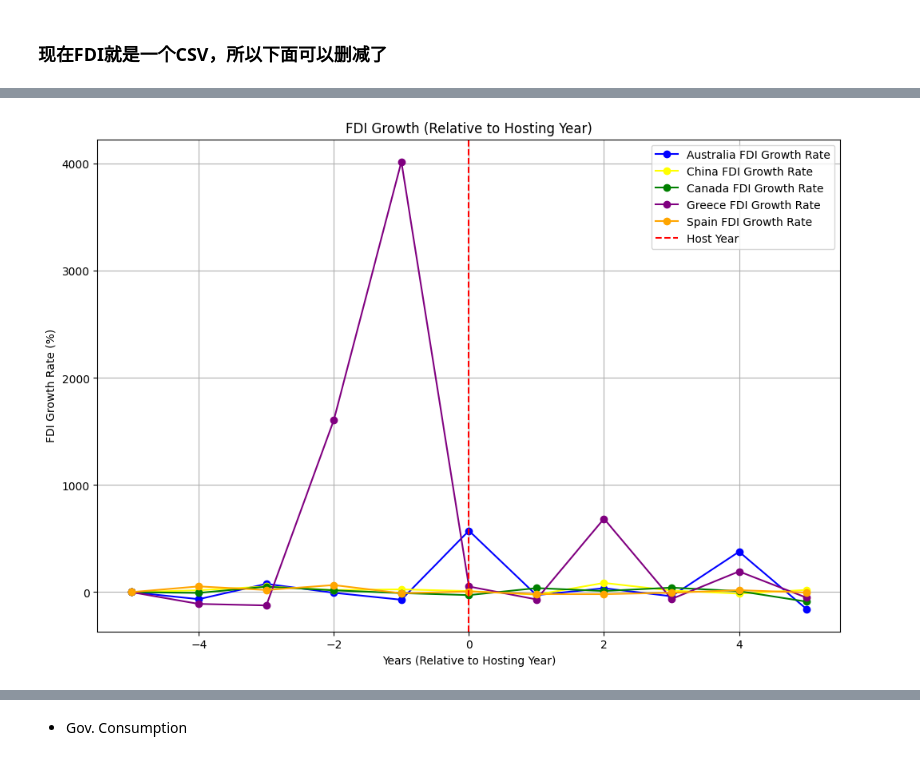
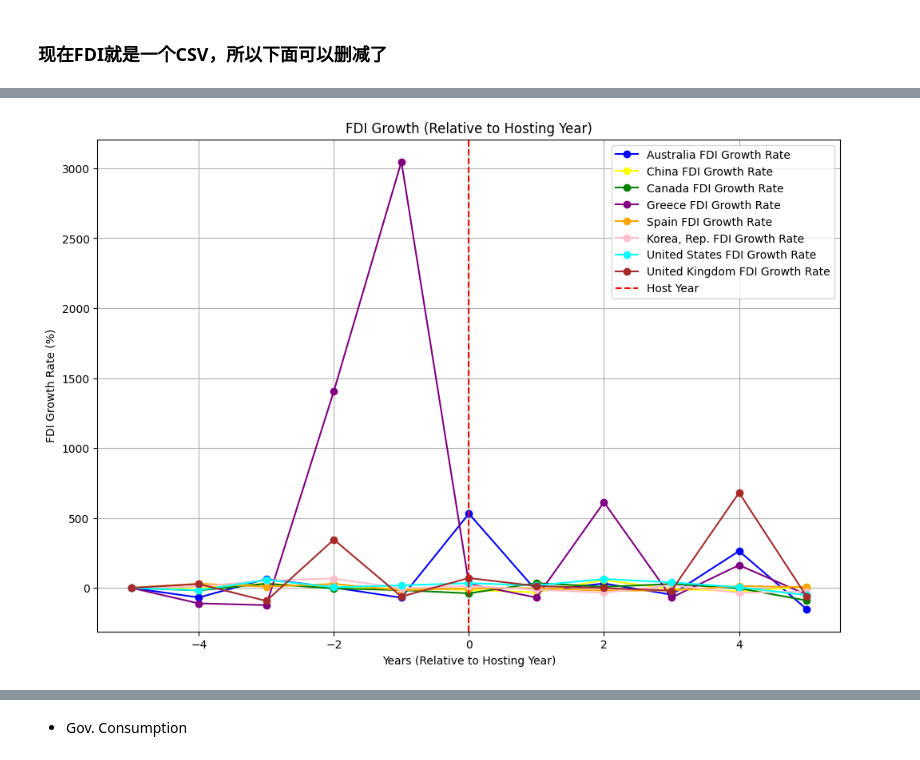
Before and after one commit to Ray-Gizzy/2024Fall_projects, a Jupyter notebook: Visualization.ipynb, the cells around one changed output, grey strips where cells are left out. Cells and saved outputs as stored; diff of their text form; code cells hidden in the pictures.

```diff
--- a/Visualization.ipynb
+++ b/Visualization.ipynb
@@ -379,10 +379,10 @@ countries_data = [
     {'name': 'China', 'year_range': (2003, 2013), 'host_year': 2008},
     {'name': 'Canada', 'year_range': (1971, 1981), 'host_year': 1976},
     {'name': 'Greece', 'year_range': (1999, 2009), 'host_year': 2004},
-    {'name': 'South Korea', 'year_range': (1983, 1993), 'host_year': 1988},
+    {'name': 'Korea, Rep.', 'year_range': (1983, 1993), 'host_year': 1988},
     {'name': 'Spain', 'year_range': (1987, 1997), 'host_year': 1992},
-    {'name': 'UK', 'year_range': (2007, 2017), 'host_year': 2012},
-    {'name': 'USA', 'year_range': (1991, 2001), 'host_year': 1996}
+    {'name': 'United Kingdom', 'year_range': (2007, 2017), 'host_year': 2012},
+    {'name': 'United States', 'year_range': (1991, 2001), 'host_year': 1996}
 ]
 
 processed_data = {}
@@ -392,7 +392,7 @@ for country_data in countries_data:
     try:
         # Preprocess FDI data
         fdi_df = preprocess_csv_type3(
-            file_path='data/Foreign_Direct _Investment.csv',
+            file_path='data/FDI.csv',
             country_column='Country Name',
             countries=[country_data['name']],
             year_column='Year',
@@ -472,15 +482,12 @@ IndexError: list index out of range
 # %%
-# List of included countries (filter out countries that were skipped or had empty DataFrames)
-included_countries = ["Australia", "China", "Canada", "Greece", "Spain"]
 
-# Dynamically create the inputs for the function
 growth_rate_plot(
-    dfs=[cleaned_data[country] for country in included_countries],  # Extract DataFrames
-    countries=included_countries,  # List of countries
-    metric="FDI",  # Metric to be plotted
-    colors=None  # Let the function handle colors or specify a list if needed
+    dfs=[cleaned_data[country] for country in included_countries],
+    countries=included_countries,
+    metric="FDI",
+    colors=None
 )
 # %% [output]
-[figure, old version]
+[figure, new version]
 # %% [markdown]
 Greece (Purple line) shows an extreme spike in FDI growth immediately before hosting, but this collapses quickly afterward, suggesting unsustainable short-term benefits.
```
Also changed, not shown: parts of 9 cells of this notebook.
